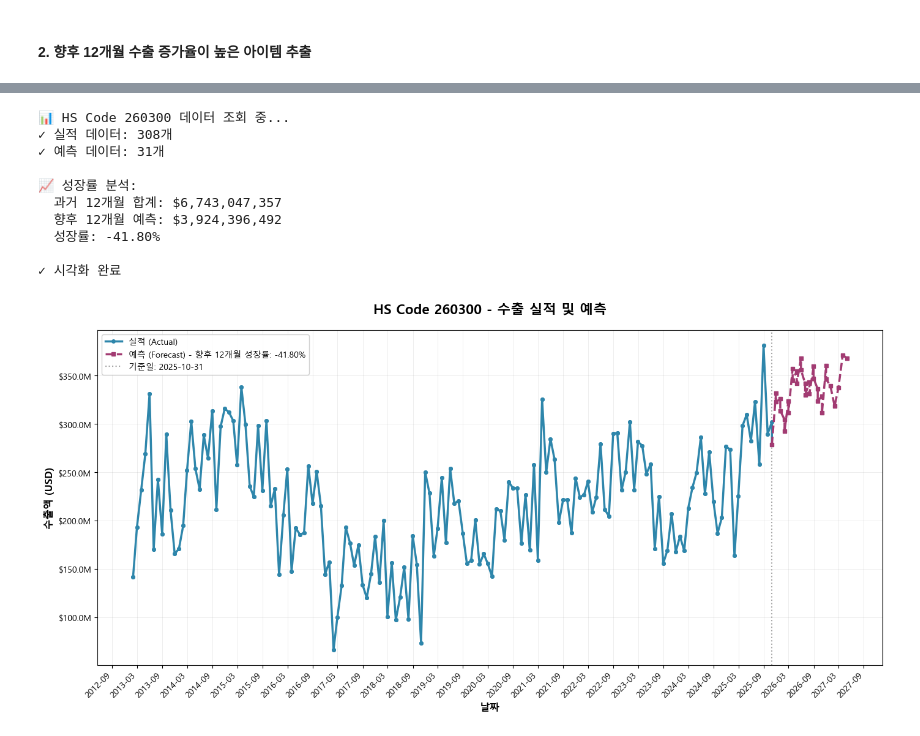
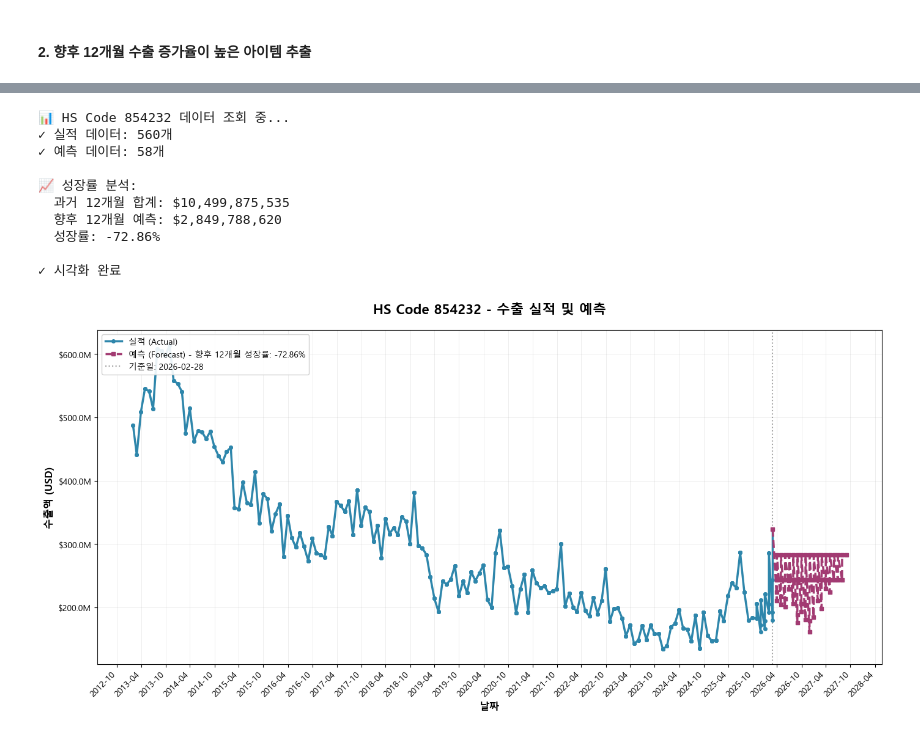
Before and after one commit to stox74/stock_forecast, a Jupyter notebook: US_Market/analysis/미국_수출데이터_예측/미국_수출예측지_조회_분석.ipynb, the cells around one changed output, grey strips where cells are left out. Drawn from its saved outputs; the diff is of its cells as text; code cells hidden in the pictures.

```diff
--- a/US_Market/analysis/미국_수출데이터_예측/미국_수출예측지_조회_분석.ipynb
+++ b/US_Market/analysis/미국_수출데이터_예측/미국_수출예측지_조회_분석.ipynb
@@ -933,30 +931,30 @@ def visualize_multiple_hs_codes(db_info, hs_codes, past_date='2014-01-31',
 # %%
 # 단일 HS 코드
 fig, ax, growth_rate = visualize_export_forecast(
     db_info=db_info,
-    hs_code='260300',
-    past_date='2025-10-31',
+    hs_code='854232',
+    past_date='2026-02-28',
     future_months=12
 )
 plt.show()
 
 # # 여러 HS 코드 비교
 # hs_codes = ['100199', '100190', '100630']
 # fig, ax, growth_rates = visualize_multiple_hs_codes(
 #     db_info=db_info,
 #     hs_codes=hs_codes,
 #     past_date='2014-01-31'
 # )
 # plt.show()
 # %% [output]
-📊 HS Code 260300 데이터 조회 중...
-✓ 실적 데이터: 308개
-✓ 예측 데이터: 31개
+📊 HS Code 854232 데이터 조회 중...
+✓ 실적 데이터: 560개
+✓ 예측 데이터: 58개
 
 📈 성장률 분석:
-  과거 12개월 합계: $6,743,047,357
-  향후 12개월 예측: $3,924,396,492
-  성장률: -41.80%
+  과거 12개월 합계: $10,499,875,535
+  향후 12개월 예측: $2,849,788,620
+  성장률: -72.86%
 
 ✓ 시각화 완료
-[figure, old version]
+[figure, new version]
```
Also changed, not shown: parts of 3 cells of this notebook, 11 other files.
